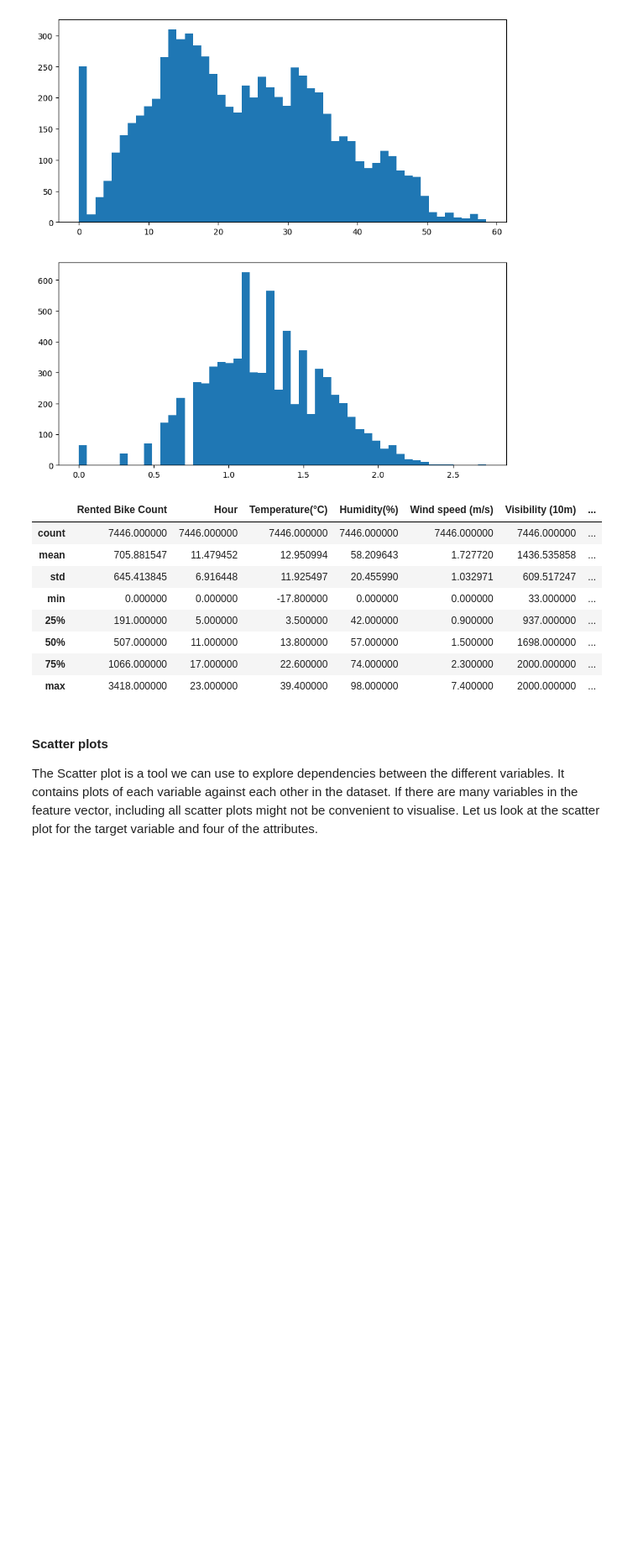
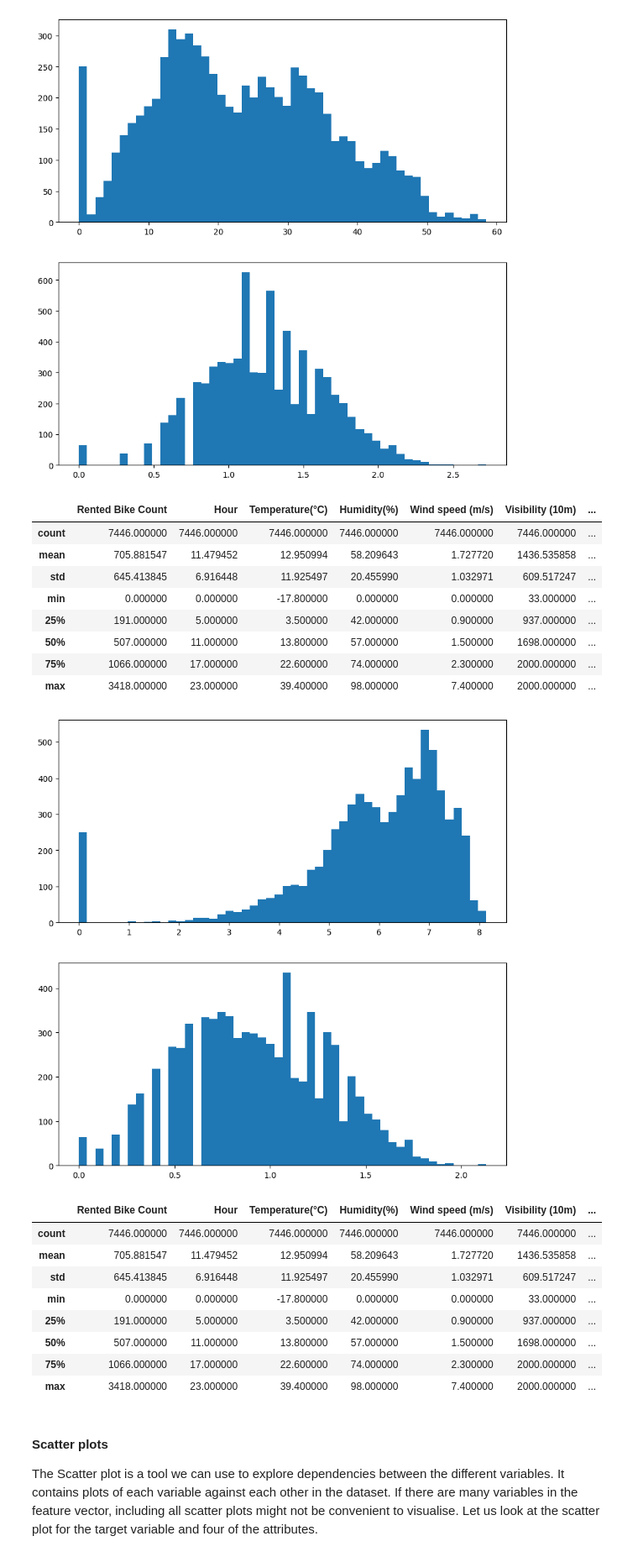
Before and after one commit to amarmohammed398/End-to-end-project-ML, a Jupyter notebook: Labs/Lab 1 - End-to-end project in ML.ipynb, the cells around one changed output. Shown at 84% size. Drawn from its saved outputs; the diff is of its cells as text; code cells hidden in the pictures; blank space fills up the shorter version.

```diff
--- a/Labs/Lab 1 - End-to-end project in ML.ipynb
+++ b/Labs/Lab 1 - End-to-end project in ML.ipynb
@@ -388,6 +388,29 @@ bs_train_set.describe()
 | 50% | 507.000000 | 11.000000 | 13.800000 | 57.000000 | 1.500000 | 1698.000000 | ... |
 | 75% | 1066.000000 | 17.000000 | 22.600000 | 74.000000 | 2.300000 | 2000.000000 | ... |
 | max | 3418.000000 | 23.000000 | 39.400000 | 98.000000 | 7.400000 | 2000.000000 | ... |
+# %%
+import numpy as np
+import matplotlib.pyplot as plt
+
+# Square root of the series, then plot
+plt.figure(figsize=(10,10))
+plt.subplot(211)
+plt.hist(np.log(bs_train_set['Rented Bike Count'] + 1), bins=50) #log(0) = infinity therefore to avoid + 1
+plt.subplot(212)
+plt.hist(np.log(bs_train_set['Wind speed (m/s)'] + 1), bins=50)
+plt.show()
+bs_train_set.describe()
+# %% [output]
+[figure, added]
+|  | Rented Bike Count | Hour | Temperature(°C) | Humidity(%) | Wind speed (m/s) | Visibility (10m) | ... |
+| count | 7446.000000 | 7446.000000 | 7446.000000 | 7446.000000 | 7446.000000 | 7446.000000 | ... |
+| mean | 705.881547 | 11.479452 | 12.950994 | 58.209643 | 1.727720 | 1436.535858 | ... |
+| std | 645.413845 | 6.916448 | 11.925497 | 20.455990 | 1.032971 | 609.517247 | ... |
+| min | 0.000000 | 0.000000 | -17.800000 | 0.000000 | 0.000000 | 33.000000 | ... |
+| 25% | 191.000000 | 5.000000 | 3.500000 | 42.000000 | 0.900000 | 937.000000 | ... |
+| 50% | 507.000000 | 11.000000 | 13.800000 | 57.000000 | 1.500000 | 1698.000000 | ... |
+| 75% | 1066.000000 | 17.000000 | 22.600000 | 74.000000 | 2.300000 | 2000.000000 | ... |
+| max | 3418.000000 | 23.000000 | 39.400000 | 98.000000 | 7.400000 | 2000.000000 | ... |
 # %% [markdown]
 #### Scatter plots
 
```
Also changed, not shown: parts of 9 cells of this notebook.
